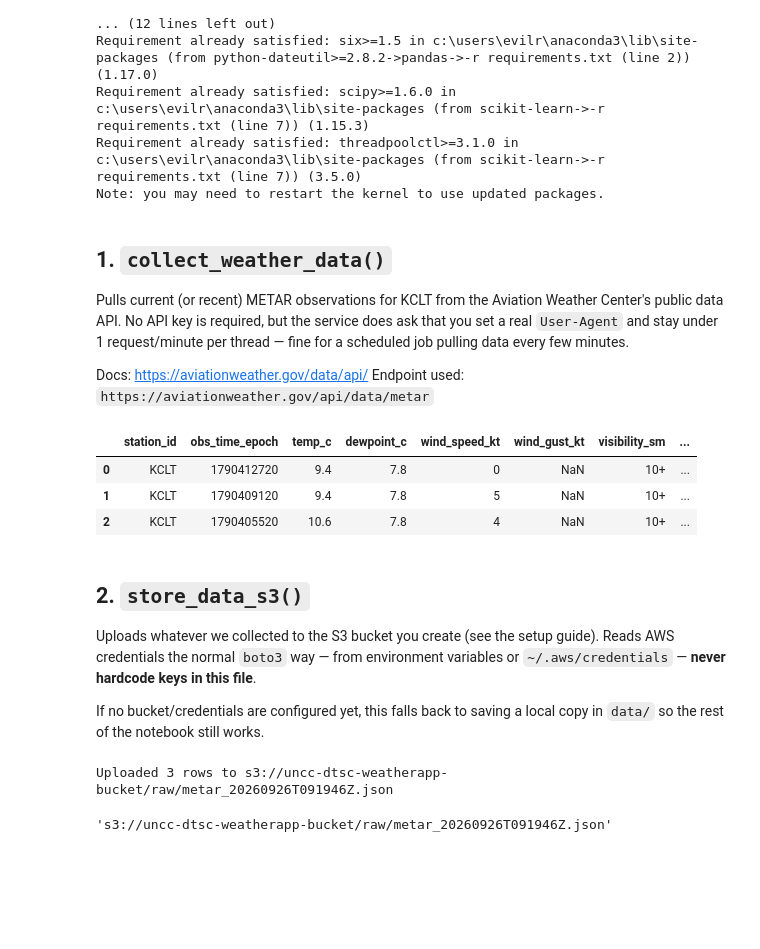
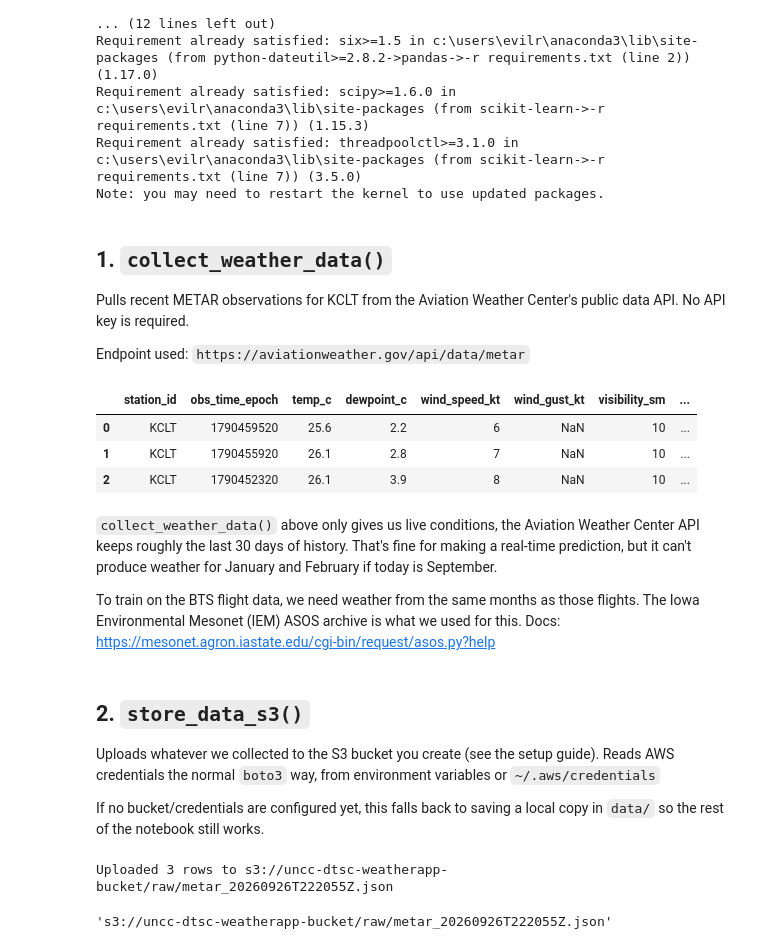
Before and after one commit to p-hall1904/flight-delay-app, a Jupyter notebook: flight_delay_prediction.ipynb, the cells around one changed output. Drawn from its saved outputs; the diff is of its cells as text; code cells hidden in the pictures; blank space fills up the shorter version.

```diff
--- a/flight_delay_prediction.ipynb
+++ b/flight_delay_prediction.ipynb
@@ -77,12 +78,9 @@ os.makedirs("models", exist_ok=True)
 # %% [markdown]
 ## 1. `collect_weather_data()`
 
-Pulls current (or recent) METAR observations for KCLT from the Aviation
-Weather Center's public data API. No API key is required, but the service
-does ask that you set a real `User-Agent` and stay under 1 request/minute
-per thread — fine for a scheduled job pulling data every few minutes.
+Pulls recent METAR observations for KCLT from the Aviation
+Weather Center's public data API. No API key is required.
 
-Docs: <https://aviationweather.gov/data/api/></br>
 Endpoint used: `https://aviationweather.gov/api/data/metar`
 # %%
 def collect_weather_data(station_id: str = STATION_ID, hours_back: int = 2) -> pd.DataFrame:
@@ -91,13 +89,11 @@ def collect_weather_data(station_id: str = STATION_ID, hours_back: int = 2) -> p
     Parameters
     ----------
     station_id : ICAO code, e.g. "KCLT"
-    hours_back : how many hours of history to request (API allows up to 15 days,
-                 but for a live pipeline you'd normally just want the last hour or two)
+    hours_back : how many hours of history to request
 
     Returns
     -------
     DataFrame with one row per observation and the raw + decoded METAR fields
-    we care about for modeling.
     """
     url = "https://aviationweather.gov/api/data/metar"
     params = {
@@ -110,8 +106,8 @@ def collect_weather_data(station_id: str = STATION_ID, hours_back: int = 2) -> p
     resp = requests.get(url, params=params, headers=headers, timeout=15)
     resp.raise_for_status()
 
+    # For when the api has nothing to return
     if resp.status_code == 204 or not resp.text.strip():
-        # Valid request, but nothing available right now
         return pd.DataFrame()
 
     records = resp.json()
@@ -122,35 +118,55 @@ def collect_weather_data(station_id: str = STATION_ID, hours_back: int = 2) -> p
         "icaoId": "station_id",
         "obsTime": "obs_time_epoch",
         "temp": "temp_c",
         "dewp": "dewpoint_c",
         "wspd": "wind_speed_kt",
         "wgst": "wind_gust_kt",
         "visib": "visibility_sm",
         "altim": "altimeter_hpa",
         "wxString": "weather_string",
         "rawOb": "raw_metar",
     }
     df = df.rename(columns=keep)
     # The API omits optional fields entirely (rather than sending null) when
-    # they don't apply -- e.g. wgst is missing whenever there's no gust
+    # they don't apply. Example: wgst is missing whenever there's no gust
     # reported. Make sure every expected column exists so later code can
     # safely check .notna() on it instead of crashing with a KeyError.
     for target_col in keep.values():
         if target_col not in df.columns:
             df[target_col] = np.nan
     df = df[list(keep.values())]
 
+    # The API sometimes returns "unlimited" readings as a string rather than
+    # a plain number, most commonly visib coming back as "10+" instead of
+    # 10. Strip anything non-numeric before coercing, so a downstream model
+    # doesn't choke on a string it wasn't expecting.
+    numeric_cols = ["temp_c", "dewpoint_c", "wind_speed_kt", "wind_gust_kt",
+                     "visibility_sm", "altimeter_hpa"]
+    for c in numeric_cols:
+        df[c] = pd.to_numeric(
+            df[c].astype(str).str.replace(r"[^0-9.-]", "", regex=True),
+            errors="coerce",
+        )
+
     if "obs_time_epoch" in df.columns:
         df["obs_time"] = pd.to_datetime(df["obs_time_epoch"], unit="s", utc=True)
 
     return df
 
 
-# Quick smoke test (safe to run without any AWS setup)
+# smoke test
 sample_weather = collect_weather_data(hours_back=3)
 sample_weather.head()
 # %% [output]
 |  | station_id | obs_time_epoch | temp_c | dewpoint_c | wind_speed_kt | wind_gust_kt | visibility_sm | ... |
-| 0 | KCLT | 1790412720 | 9.4 | 7.8 | 0 | NaN | 10+ | ... |
-| 1 | KCLT | 1790409120 | 9.4 | 7.8 | 5 | NaN | 10+ | ... |
-| 2 | KCLT | 1790405520 | 10.6 | 7.8 | 4 | NaN | 10+ | ... |
+| 0 | KCLT | 1790459520 | 25.6 | 2.2 | 6 | NaN | 10 | ... |
+| 1 | KCLT | 1790455920 | 26.1 | 2.8 | 7 | NaN | 10 | ... |
+| 2 | KCLT | 1790452320 | 26.1 | 3.9 | 8 | NaN | 10 | ... |
+# %% [markdown]
+`collect_weather_data()` above only gives us live conditions, the
+Aviation Weather Center API keeps roughly the last 30 days of history. That's fine for making a real-time prediction, but it can't produce
+weather for January and February if today is September.
+
+To train on the BTS flight data, we need weather from the same months as
+those flights. The Iowa Environmental Mesonet (IEM) ASOS archive is what we used for this.
+Docs: <https://mesonet.agron.iastate.edu/cgi-bin/request/asos.py?help>
@@ -158,8 +219,8 @@ sample_weather.head()
 ## 2. `store_data_s3()`
 
 Uploads whatever we collected to the S3 bucket you create (see the setup
-guide). Reads AWS credentials the normal `boto3` way — from environment
-variables or `~/.aws/credentials` — **never hardcode keys in this file**.
+guide). Reads AWS credentials the normal `boto3` way, from environment
+variables or `~/.aws/credentials`
 
 If no bucket/credentials are configured yet, this falls back to saving a
 local copy in `data/` so the rest of the notebook still works.
@@ -184,7 +245,6 @@ def store_data_s3(df: pd.DataFrame, bucket: str = S3_BUCKET,
         print(f"Uploaded {len(df)} rows to s3://{bucket}/{key}")
         return f"s3://{bucket}/{key}"
     except (NoCredentialsError, ClientError) as e:
-        # Fallback so the notebook is still runnable before AWS is set up
         local_path = os.path.join("data", f"metar_{ts}.json")
         with open(local_path, "w") as f:
             f.write(payload)
@@ -212,8 +272,8 @@ def load_data_from_s3(bucket: str = S3_BUCKET, prefix: str = "raw/") -> pd.DataF
 # Try storing the sample we pulled above
 store_data_s3(sample_weather)
 # %% [output]
-Uploaded 3 rows to s3://uncc-dtsc-weatherapp-bucket/raw/metar_20260926T091946Z.json
+Uploaded 3 rows to s3://uncc-dtsc-weatherapp-bucket/raw/metar_20260926T222055Z.json
-'s3://uncc-dtsc-weatherapp-bucket/raw/metar_20260926T091946Z.json'
+'s3://uncc-dtsc-weatherapp-bucket/raw/metar_20260926T222055Z.json'
 # %% [markdown]
 ## 3. `preprocess_data()`
 
```
Also changed, not shown: parts of 16 cells of this notebook, 1 other file.
